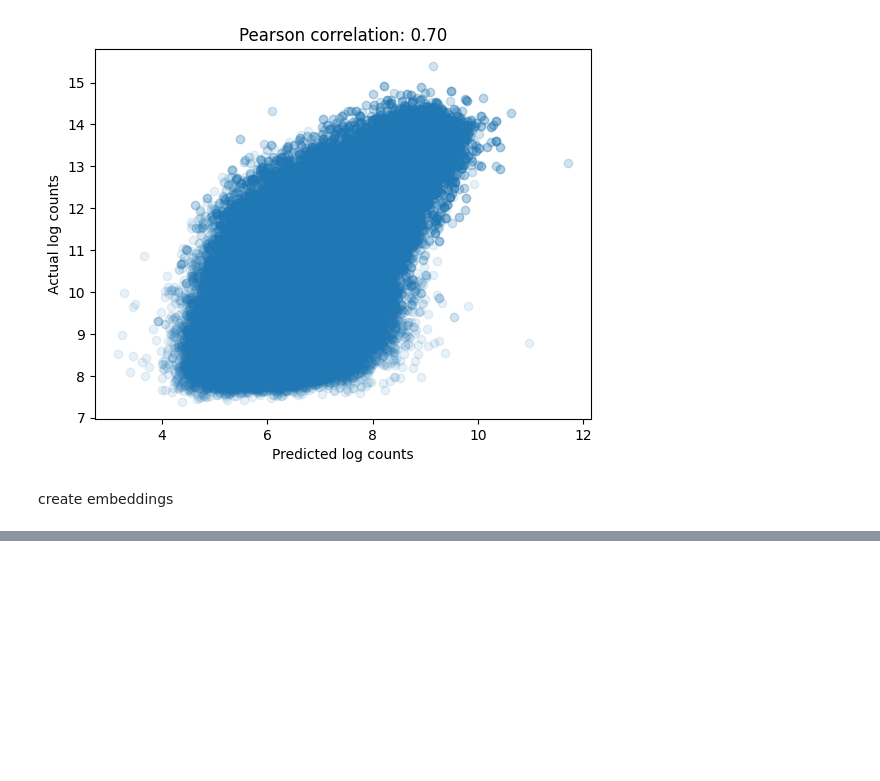
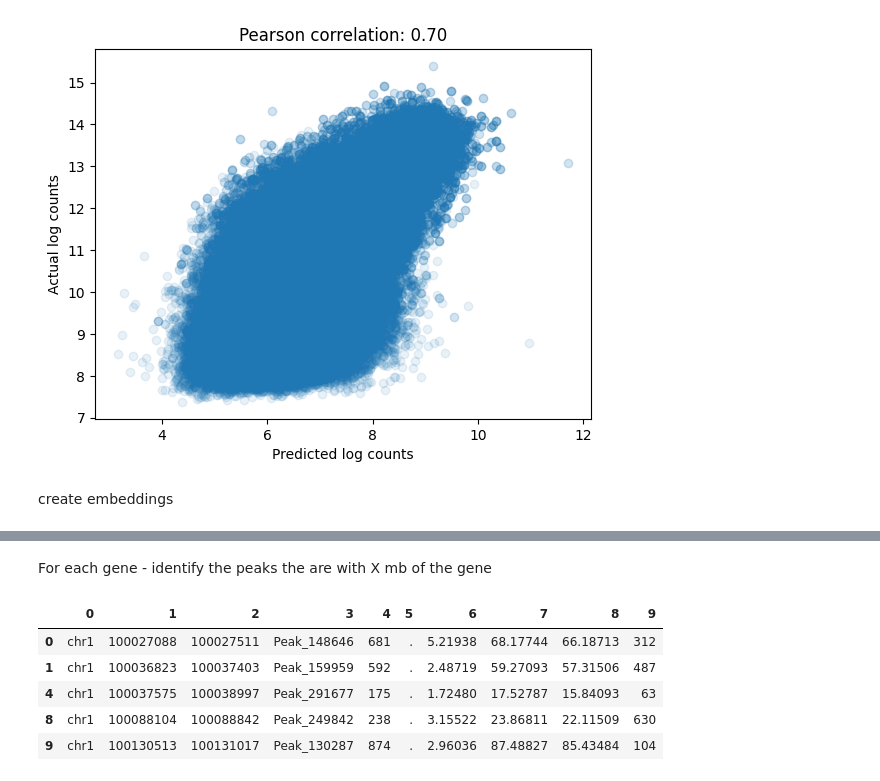
Before and after one commit to kyshih/CS224W, a Jupyter notebook: make_embeddings.ipynb, the cells around one changed output, grey strips where cells are left out. Drawn from its saved outputs; the diff is of its cells as text; code cells hidden in the pictures; blank space fills up the shorter version.

```diff
--- a/make_embeddings.ipynb
+++ b/make_embeddings.ipynb
@@ -54,0 +199,17 @@ np.savez_compressed(f"{output_dir}/{embeddings_file_name}", embeddings=embedding
+# %% [markdown]
+For each gene - identify the peaks the are with X mb of the gene
+# %%
+peak_file = "/oak/stanford/groups/akundaje/kobbad/CS224W/data/ENCFF439EIO.bed.gz"
+gene_data = "./data/gene_data.tsv"
+
+gene_data_df = pd.read_csv(gene_data, sep="\t")
+peaks = pd.read_csv(peak_file, sep="\t", header=None)
+peaks = peaks.drop_duplicates(subset=peaks.columns[[0, 1, 2]])
+peaks.head()
+# %% [output]
+|  | 0 | 1 | 2 | 3 | 4 | 5 | 6 | 7 | 8 | 9 |
+| 0 | chr1 | 100027088 | 100027511 | Peak_148646 | 681 | . | 5.21938 | 68.17744 | 66.18713 | 312 |
+| 1 | chr1 | 100036823 | 100037403 | Peak_159959 | 592 | . | 2.48719 | 59.27093 | 57.31506 | 487 |
+| 4 | chr1 | 100037575 | 100038997 | Peak_291677 | 175 | . | 1.72480 | 17.52787 | 15.84093 | 63 |
+| 8 | chr1 | 100088104 | 100088842 | Peak_249842 | 238 | . | 3.15522 | 23.86811 | 22.11509 | 630 |
+| 9 | chr1 | 100130513 | 100131017 | Peak_130287 | 874 | . | 2.96036 | 87.48827 | 85.43484 | 104 |
```
Also changed, not shown: parts of 32 cells of this notebook, 2 other files.
